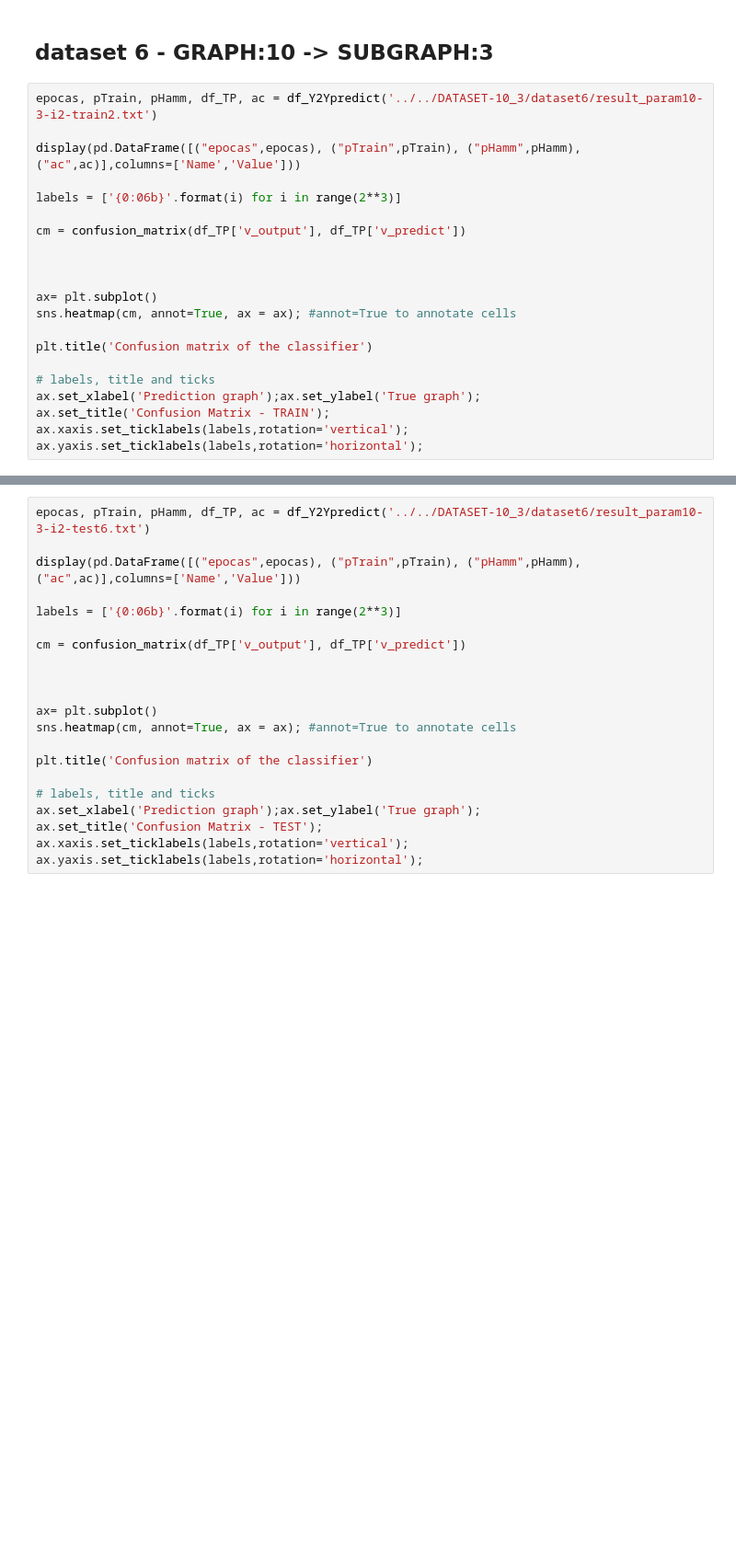
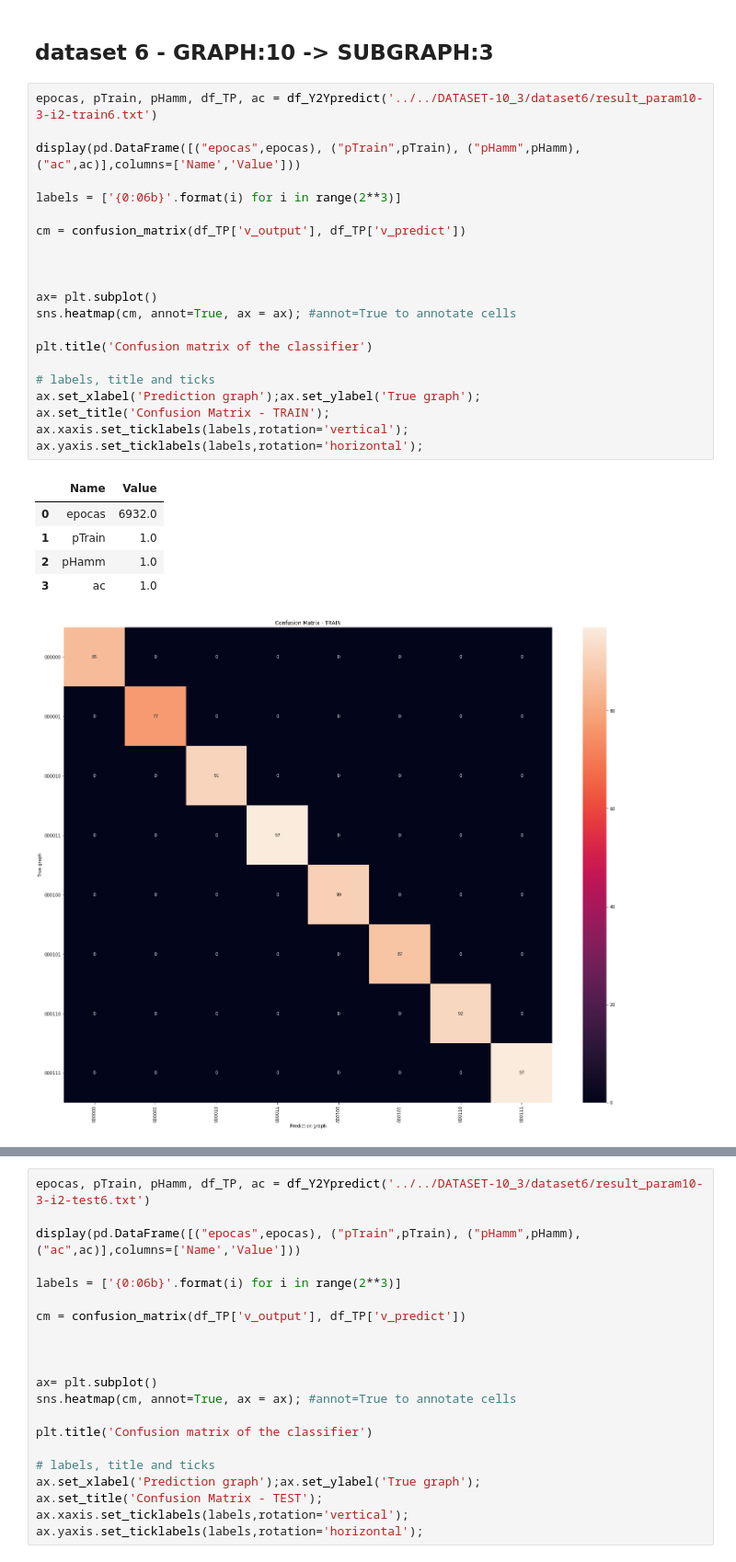
Before and after one commit to mmejiap/hypernetwork-grafos-experiment, a Jupyter notebook: Data-10-6bits-70porciento/notebook/ANÁLISIS EXPERIMENTAL - GRAFOS - HYPERNETWORK - param-i2.ipynb, the cells around one changed output, grey strips where cells are left out. Shown at 92% size. Cells and saved outputs as stored; diff of their text form; blank space fills up the shorter version.

```diff
--- a/Data-10-6bits-70porciento/notebook/ANÁLISIS EXPERIMENTAL - GRAFOS - HYPERNETWORK - param-i2.ipynb
+++ b/Data-10-6bits-70porciento/notebook/ANÁLISIS EXPERIMENTAL - GRAFOS - HYPERNETWORK - param-i2.ipynb
@@ -1546,22 +1727,29 @@ weighted avg       1.00      1.00      1.00       308
 # %% [markdown]
 ##  dataset 6 - GRAPH:10 -> SUBGRAPH:3
 # %%
-epocas, pTrain, pHamm, df_TP, ac = df_Y2Ypredict('../../DATASET-10_3/dataset6/result_param10-3-i2-train2.txt')
+epocas, pTrain, pHamm, df_TP, ac = df_Y2Ypredict('../../DATASET-10_3/dataset6/result_param10-3-i2-train6.txt')
 
 display(pd.DataFrame([("epocas",epocas), ("pTrain",pTrain), ("pHamm",pHamm), ("ac",ac)],columns=['Name','Value']))
 
 labels = ['{0:06b}'.format(i) for i in range(2**3)]
 
 cm = confusion_matrix(df_TP['v_output'], df_TP['v_predict'])
 
 
 
 ax= plt.subplot()
 sns.heatmap(cm, annot=True, ax = ax); #annot=True to annotate cells
 
 plt.title('Confusion matrix of the classifier')
 
 # labels, title and ticks
 ax.set_xlabel('Prediction graph');ax.set_ylabel('True graph');
 ax.set_title('Confusion Matrix - TRAIN');
 ax.xaxis.set_ticklabels(labels,rotation='vertical'); ax.yaxis.set_ticklabels(labels,rotation='horizontal');
+# %% [output]
+|  | Name | Value |
+| 0 | epocas | 6932.0 |
+| 1 | pTrain | 1.0 |
+| 2 | pHamm | 1.0 |
+| 3 | ac | 1.0 |
+[figure, added]
```
Also changed, not shown: parts of 28 cells of this notebook, 1 other file.
